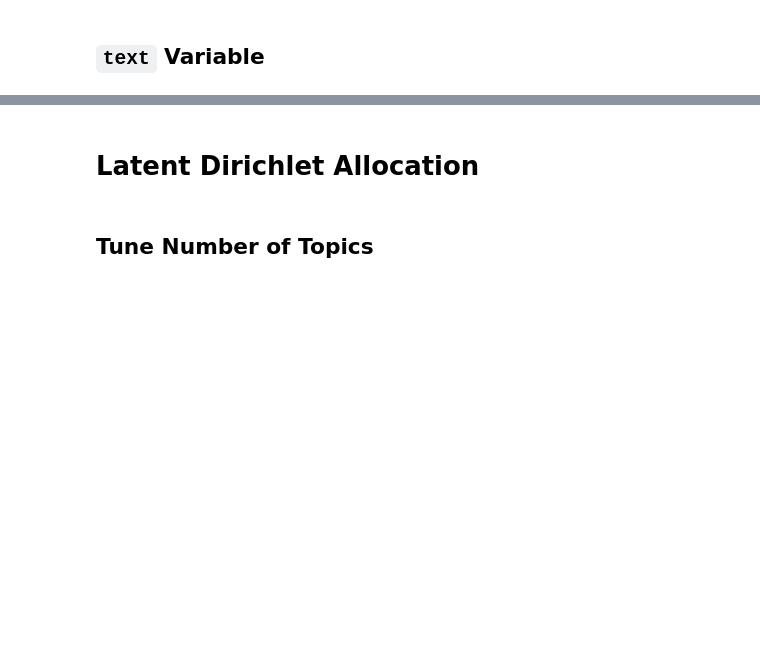
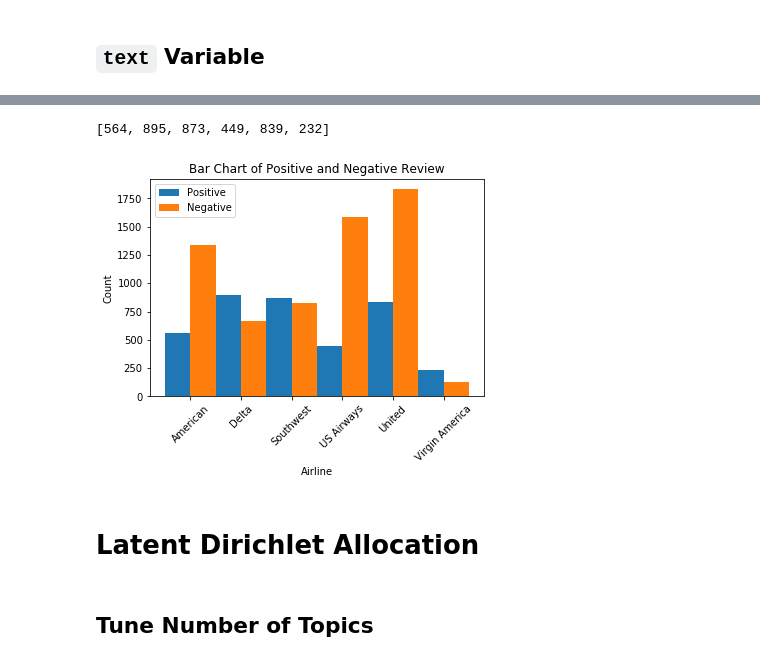
Before and after one commit to mingzhouzhu22/PSTAT135_FinalProject, a Jupyter notebook: DataExploration.ipynb, the cells around one changed output, grey strips where cells are left out. Saved outputs shown, nothing was run; the diff lists cells and outputs as text; code cells hidden in the pictures; blank space fills up the shorter version.

```diff
--- a/DataExploration.ipynb
+++ b/DataExploration.ipynb
@@ -112,0 +152,3 @@ plt.show()
+# %%
+neg_airline = airline.where(W.col('label') == 'negative').sort('airline')
+neg_airline.show()
@@ -113,3 +166,20 @@ plt.show()
+# %%
+pos_airline.select('count').rdd.map(lambda row:row[0]).collect()
+# %% [output]
+[564, 895, 873, 449, 839, 232]
+# %%
+labels = pos_airline.select('airline').rdd.map(lambda row:row[0]).collect()
+x = np.arange(len(labels))
+plt.bar(x-0.5/2,pos_airline.select('count').rdd.map(lambda row:row[0]).collect(),width=0.5)
+plt.bar(x+0.5/2,neg_airline.select('count').rdd.map(lambda row:row[0]).collect(),width=0.5)
+plt.xticks(x,labels, rotation='45')
+plt.xlabel('Airline')
+plt.ylabel('Count')
+plt.title('Bar Chart of Positive and Negative Review')
+plt.legend(['Positive','Negative'])
+plt.show()
+# %% [output]
+[figure, added]
 # %% [markdown]
 # Latent Dirichlet Allocation
 # %% [markdown]
```
Also changed, not shown: parts of 13 cells of this notebook.
